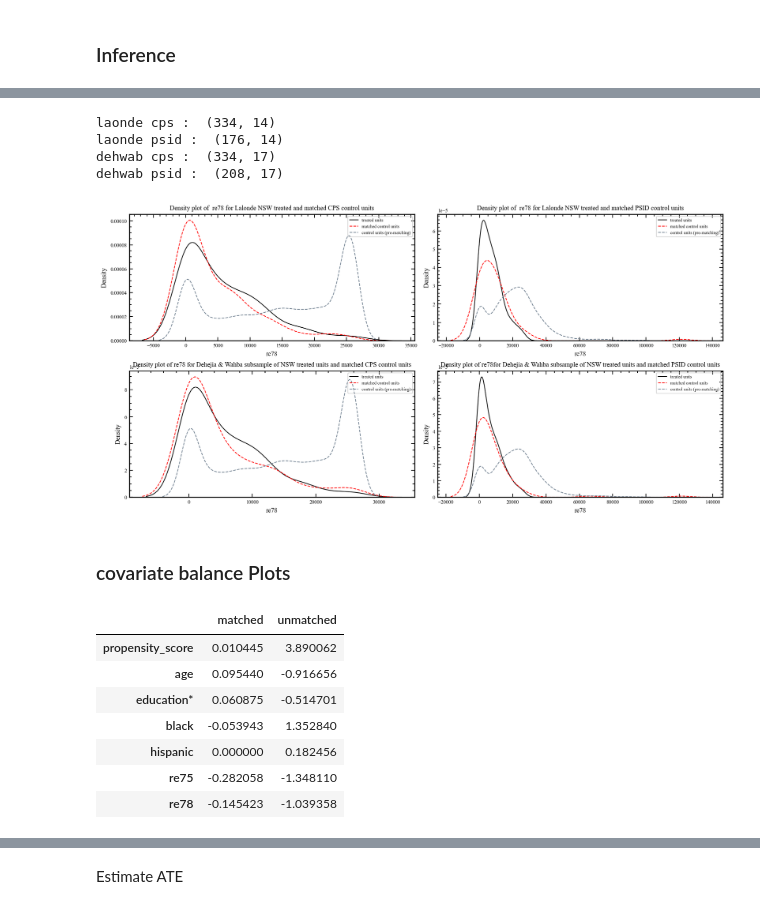
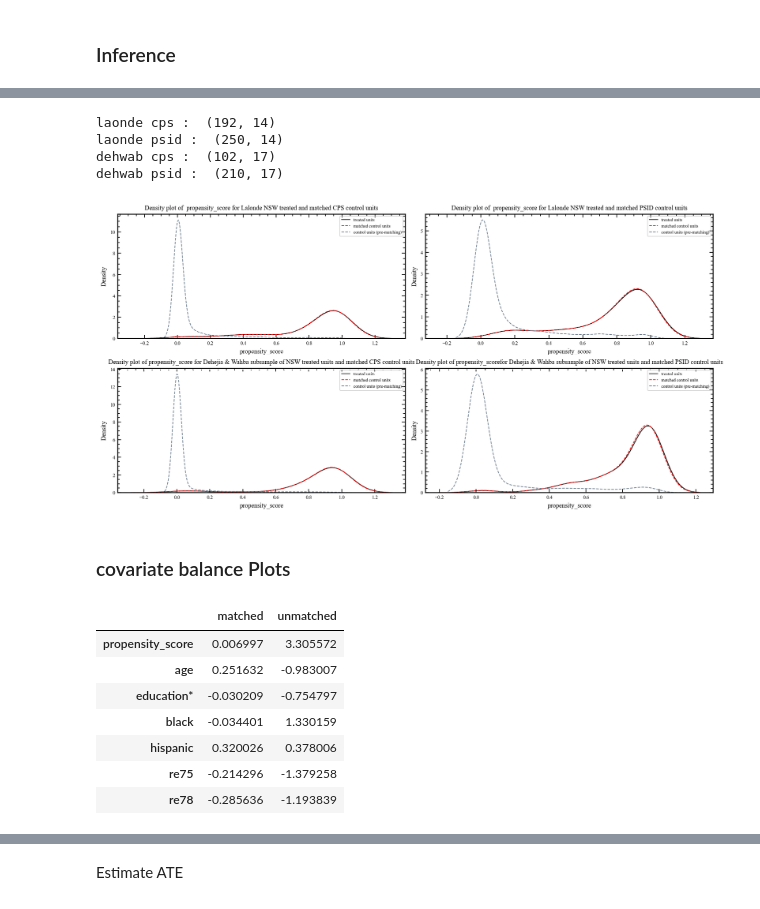
Before and after one commit to MawuliAgamah/ml-propensity-score-matching, a Jupyter notebook: Jupyter notebooks/lalonde 2 .ipynb, the cells around one changed output, grey strips where cells are left out. Drawn from its saved outputs; the diff is of its cells as text; code cells hidden in the pictures.

```diff
--- a/Jupyter notebooks/lalonde 2 .ipynb
+++ b/Jupyter notebooks/lalonde 2 .ipynb
@@ -773,8 +798,8 @@ from sklearn.utils import shuffle
 
 nswCps_lalonde =  pd.read_csv('/Users/mawuliagamah/gitprojects/causal_inference/causal_inference/datasets/quasi data/unmatched data/Quasi_NswCps_lalonde.csv')
 nswPsid_lalonde = pd.read_csv('/Users/mawuliagamah/gitprojects/causal_inference/causal_inference/datasets/quasi data/unmatched data/Quasi_NswPsid_lalonde.csv')
-nswCps_dehWab =   pd.read_csv('/Users/mawuliagamah/gitprojects/causal_inference/causal_inference/datasets/quasi data/unmatched data/Quasi_NswCps_lalonde.csv')
-nswPsid_dehWab =  pd.read_csv('/Users/mawuliagamah/gitprojects/causal_inference/causal_inference/datasets/quasi data/unmatched data/Quasi_NswPsid_lalonde.csv')
+nswCps_dehWab =   pd.read_csv('/Users/mawuliagamah/gitprojects/causal_inference/causal_inference/datasets/quasi data/unmatched data/Quasi_NswCps_dehWab.csv')
+nswPsid_dehWab =  pd.read_csv('/Users/mawuliagamah/gitprojects/causal_inference/causal_inference/datasets/quasi data/unmatched data/Quasi_NswPsid_dehWab.csv')
 
 nswCps_lalonde.columns = nswCps_lalonde.columns.str.strip()
 nswPsid_lalonde.columns = nswPsid_lalonde.columns.str.strip()
@@ -782,10 +807,7 @@ nswCps_dehWab.columns = nswCps_dehWab.columns.str.strip()
 nswPsid_dehWab.columns = nswPsid_dehWab.columns.str.strip()
 
 # Store outcome variable prior to modelling
-
 nswCps_lalonde_re78 = nswCps_lalonde.re78
 nswPsid_lalonde_re78 = nswPsid_lalonde.re78
 nswCps_dehWab_re78 = nswCps_dehWab.re78
 nswPsid_dehWab_re78 = nswPsid_dehWab.re78
-
-nswCps_lalonde
@@ -833,7 +857,7 @@ DW_subset3 = ['treat','age','agesq','education*','educsq','black','hispanic','ma
 
 #nsw_dehwab = nswre74_transformed_features[DW_subset2]
 nswCps_dehWab_subset = nswCps_dehWab[DW_subset2]
-nswPsid_dehWab_subset = nswPsid_dehWab[DW_subset2]
+nswPsid_dehWab_subset = nswPsid_dehWab[['treat','age','agesq','education*','educsq','black','hispanic','married','nodegree','re74','re75','u75','u74','educ_re74']]
 
 nswCps_dehWab_target = nswCps_dehWab_subset['treat']
 nswCps_dehWab_features = nswCps_dehWab_subset.drop('treat', axis=1)
@@ -1113,10 +1185,10 @@ print('laonde psid : ',nswPsid_lalonde_LOGIT_psMatched.shape)
 print('dehwab cps : ',nswCps_dehWab_LOGIT_psMatched.shape)
 print('dehwab psid : ',nswPsid_dehWab_LOGIT_psMatched.shape)
 # %% [output]
-laonde cps :  (334, 14)
-laonde psid :  (176, 14)
-dehwab cps :  (334, 17)
-dehwab psid :  (208, 17)
+laonde cps :  (192, 14)
+laonde psid :  (250, 14)
+dehwab cps :  (102, 17)
+dehwab psid :  (210, 17)
 # %%
 # save logit Quasi experimental datasets with lalonde treated and matched controls
 nswCps_lalonde_LOGIT_psMatched.to_csv('/Users/mawuliagamah/gitprojects/causal_inference/causal_inference/datasets/quasi data/logit/nswCps_lalonde_LOGIT_psMatched.csv',header = True,index = False)
@@ -1225,13 +1297,13 @@ def plot_matching_distributions(covariate,cpsMatchLalonde,cpsPreMatchedLalonde,
     plt.show()
 # %%
 plot_matching_distributions(
-                            're78',nswCps_lalonde_LOGIT_psMatched,nswCps_lalonde_ps_LOGIT_withRe78,
+                            'propensity_score',nswCps_lalonde_LOGIT_psMatched,nswCps_lalonde_ps_LOGIT_withRe78,
                             nswPsid_lalonde_LOGIT_psMatched,nswPsid_lalonde_ps_LOGIT_withRe78,
                             nswCps_dehWab_LOGIT_psMatched,nswCps_dehWab_ps_LOGIT_withRe78,
                             nswPsid_dehWab_LOGIT_psMatched,nswPsid_dehWab_ps_LOGIT_withRe78,
                             )
 # %% [output]
-[figure, old version]
+[figure, new version]
 # %% [markdown]
 ### covariate balance Plots
 # %%
@@ -1299,16 +1371,15 @@ cohen_d_logit1_subset = cohen_d_logit1.loc[['propensity_score','age','education*
 
 cohen_d_logit2 = pd.concat([cohen_d_matched2,cohen_d_unmatched2],axis=1)
 cohen_d_logit2_subset = cohen_d_logit2.loc[['propensity_score','age','education*','black','hispanic','re75','re78']]
-cohen_d_logit2_subset
 # %% [output]
 |  | matched | unmatched |
-| propensity_score | 0.010445 | 3.890062 |
-| age | 0.095440 | -0.916656 |
-| education* | 0.060875 | -0.514701 |
-| black | -0.053943 | 1.352840 |
-| hispanic | 0.000000 | 0.182456 |
-| re75 | -0.282058 | -1.348110 |
-| re78 | -0.145423 | -1.039358 |
+| propensity_score | 0.006997 | 3.305572 |
+| age | 0.251632 | -0.983007 |
+| education* | -0.030209 | -0.754797 |
+| black | -0.034401 | 1.330159 |
+| hispanic | 0.320026 | 0.378006 |
+| re75 | -0.214296 | -1.379258 |
+| re78 | -0.285636 | -1.193839 |
 # %%
 from matplotlib.lines import Line2D
 def plot_mean_difference(cohen_d_dataframe,cohen_d_dataframe2,save_name):
```
Also changed, not shown: parts of 48 cells of this notebook, 30 other files.
